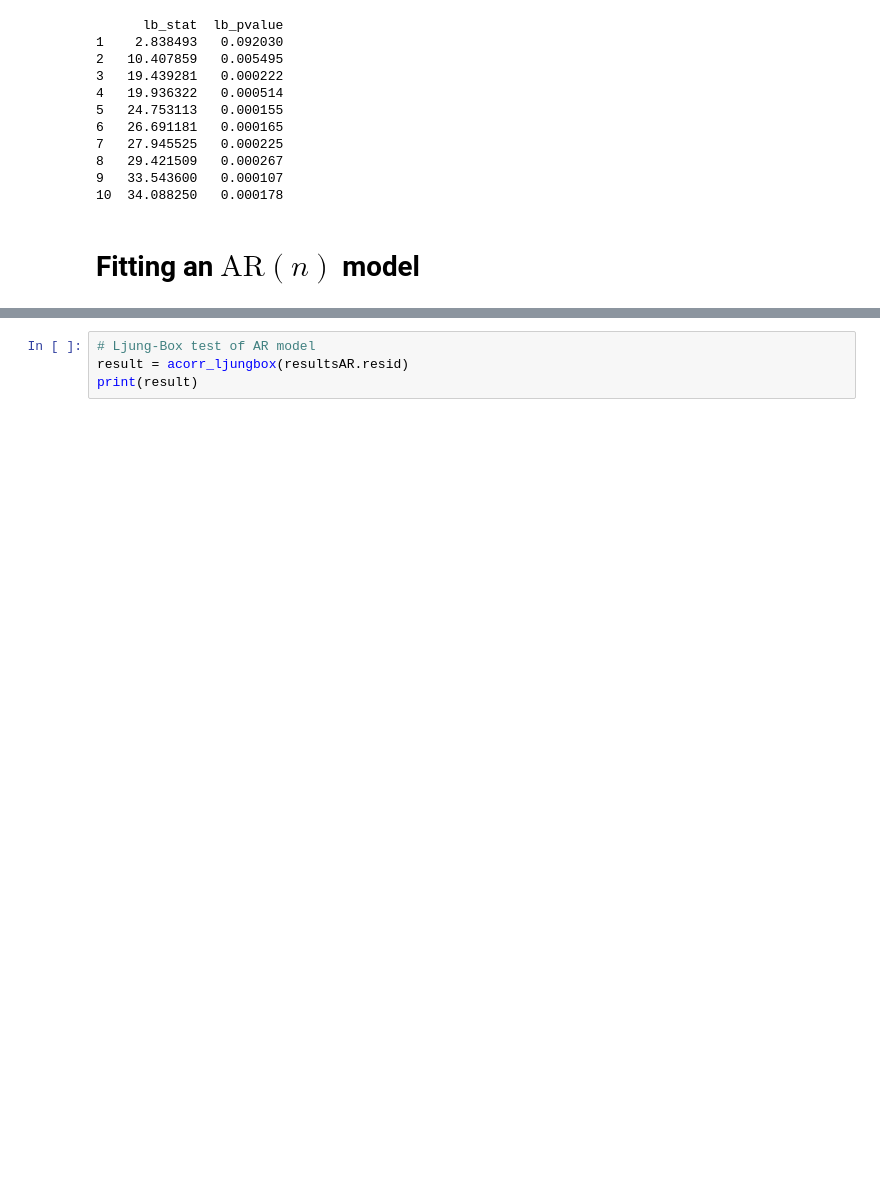
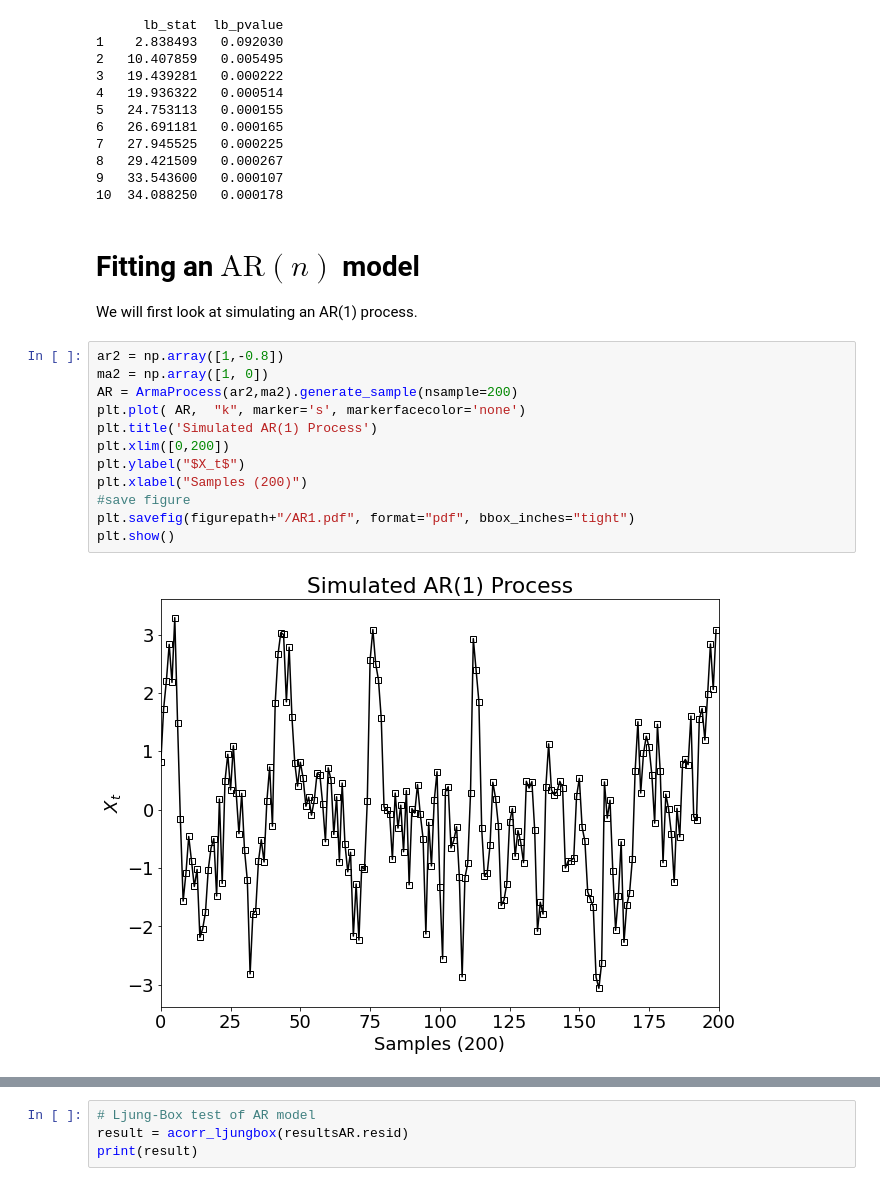
Before and after one commit to YassYe/Deeplearning-Workshops-FYP, a Jupyter notebook: Project2/TimeSeriesProject.ipynb, the cells around one changed output, grey strips where cells are left out. Saved outputs shown, nothing was run; the diff lists cells and outputs as text; blank space fills up the shorter version.

```diff
--- a/Project2/TimeSeriesProject.ipynb
+++ b/Project2/TimeSeriesProject.ipynb
@@ -291,3 +291,18 @@ print(result)
 10  34.088250   0.000178
 # %% [markdown]
 # Fitting an $\text{AR}(n)$ model
+We will first look at simulating an AR(1) process.
+# %%
+ar2 = np.array([1,-0.8])
+ma2 = np.array([1, 0])
+AR = ArmaProcess(ar2,ma2).generate_sample(nsample=200)
+plt.plot( AR,  "k", marker='s', markerfacecolor='none')
+plt.title('Simulated AR(1) Process')
+plt.xlim([0,200])
+plt.ylabel("$X_t$")
+plt.xlabel("Samples (200)")
+#save figure
+plt.savefig(figurepath+"/AR1.pdf", format="pdf", bbox_inches="tight")
+plt.show()
+# %% [output]
+[figure, added]
```
Also changed, not shown: parts of 9 cells of this notebook, 5 other files.
